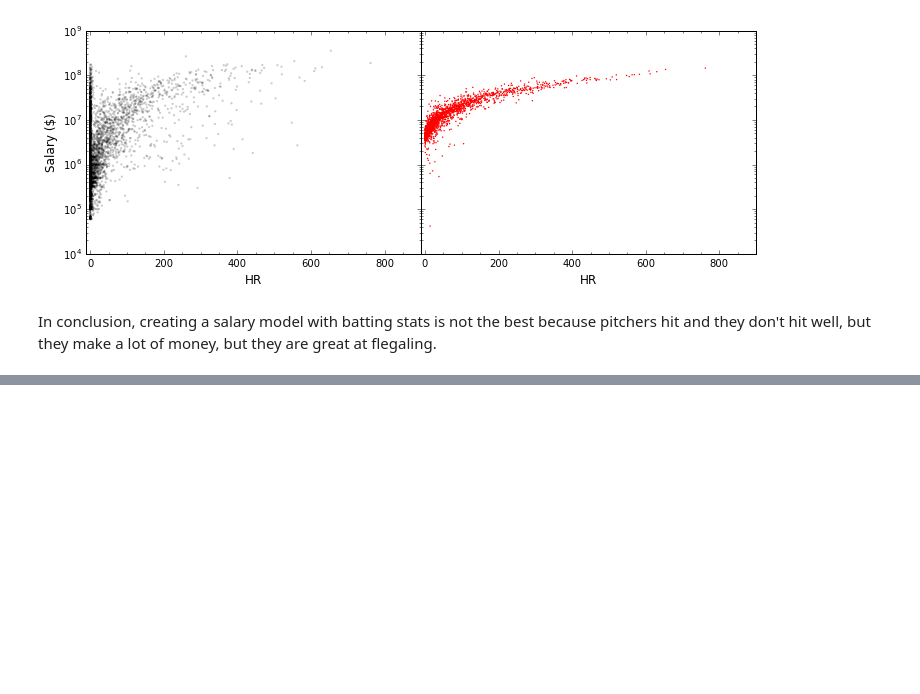
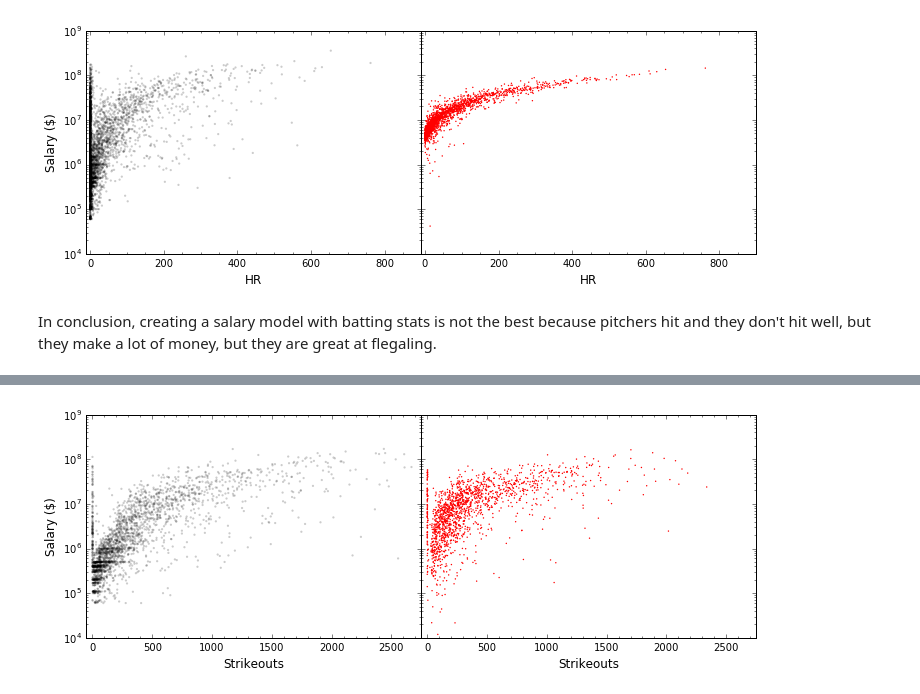
Before and after one commit to cacizi41/data-science-python401, a Jupyter notebook: ps4_joe.ipynb, the cells around one changed output, grey strips where cells are left out. Cells and saved outputs as stored; diff of their text form; code cells hidden in the pictures; blank space fills up the shorter version.

```diff
--- a/ps4_joe.ipynb
+++ b/ps4_joe.ipynb
@@ -178,0 +269,21 @@ In conclusion, creating a salary model with batting stats is not the best becaus
+# %%
+fig = plt.figure(figsize=(12, 4))
+fig.subplots_adjust(wspace=0)
+ax = plt.subplot(121)
+ax.scatter(all_stats_clean.strikeouts, all_stats_clean.salary, edgecolor="None",
+            s=5, c='k', alpha=0.2)
+ax.set_yscale("log")
+ax.set_xlabel("Strikeouts", fontsize=12); ax.set_ylabel("Salary ($)", fontsize=12)
+ax.set_xlim(-50, 2750); ax.minorticks_on()
+
+ax = plt.subplot(122)
+ax.scatter(Xvals[:, 1], regressor.predict(Xvals), edgecolor="None",
+            s=2, c='r')
+ax.set_xlabel("Strikeouts", fontsize=12)
+ax.set_ylim(1E4, 1E9)
+ax.set_yscale("log"); ax.set_yticklabels([])
+ax.set_xlim(-50, 2750); ax.minorticks_on()
+
+plt.show()
+# %% [output]
+[figure, added]
```
Also changed, not shown: parts of 11 cells of this notebook.
